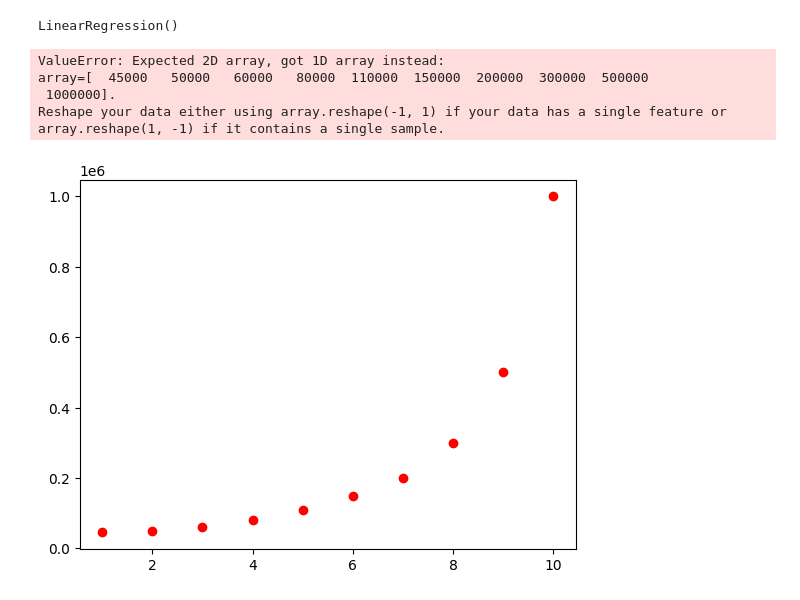
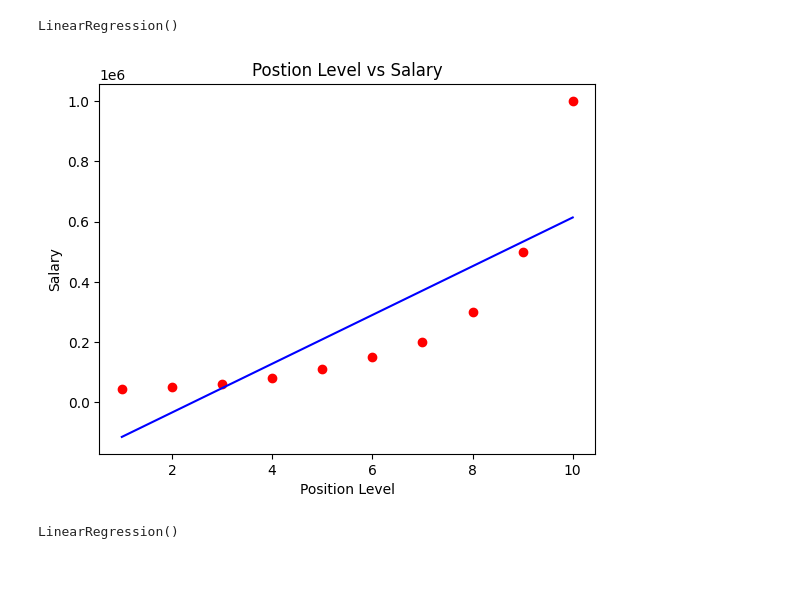
Before and after one commit to bilal12367/Learning_Paths, a Jupyter notebook: Machine_Learning_Practise/3. Polynomial Regression/Polynomial_Regression.ipynb, the cells around one changed output. Saved outputs shown, nothing was run; the diff lists cells and outputs as text; code cells hidden in the pictures; blank space fills up the shorter version.

```diff
--- a/Machine_Learning_Practise/3. Polynomial Regression/Polynomial_Regression.ipynb
+++ b/Machine_Learning_Practise/3. Polynomial Regression/Polynomial_Regression.ipynb
@@ -4,7 +4,6 @@ import pandas as pd
 import matplotlib.pyplot as plt
 # %%
 data = pd.read_csv('Position_Salaries.csv')
-X = data.iloc[:,:].values
+X = data.iloc[:,1:2].values
 Y = data.iloc[:, -1].values
-print(X)
 # %% [output]
@@ -29,14 +20,18 @@ lin_regressor.fit(X,Y)
 LinearRegression()
 # %%
 plt.scatter(X, Y, color="red")
-plt.plot(X, lin_regressor.predict(Y),color='blue')
+plt.plot(X, lin_regressor.predict(X),color='blue')
 plt.title("Postion Level vs Salary")
 plt.xlabel("Position Level")
 plt.ylabel("Salary")
 plt.show()
 # %% [output]
-ValueError: Expected 2D array, got 1D array instead:
-array=[  45000   50000   60000   80000  110000  150000  200000  300000  500000
- 1000000].
-Reshape your data either using array.reshape(-1, 1) if your data has a single feature or array.reshape(1, -1) if it contains a single sample.
-[figure, old version]
+[figure, new version]
+# %%
+from sklearn.preprocessing import PolynomialFeatures
+poly_reg = PolynomialFeatures(degree=4)
+X_poly = poly_reg.fit_transform(X)
+lin_reg2 = LinearRegression()
+lin_reg2.fit(X_poly, Y)
+# %% [output]
+LinearRegression()
```
Also changed, not shown: parts of 3 cells of this notebook.
